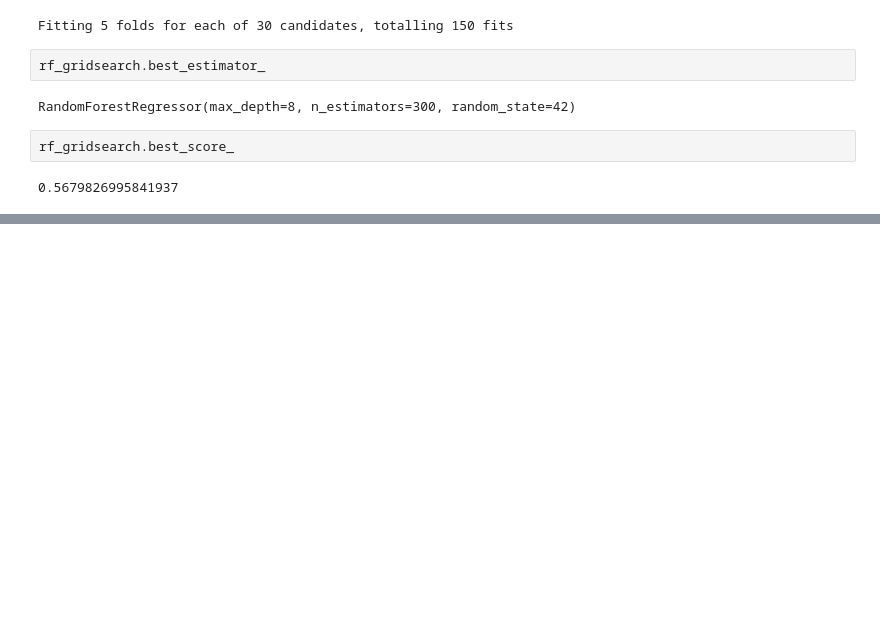
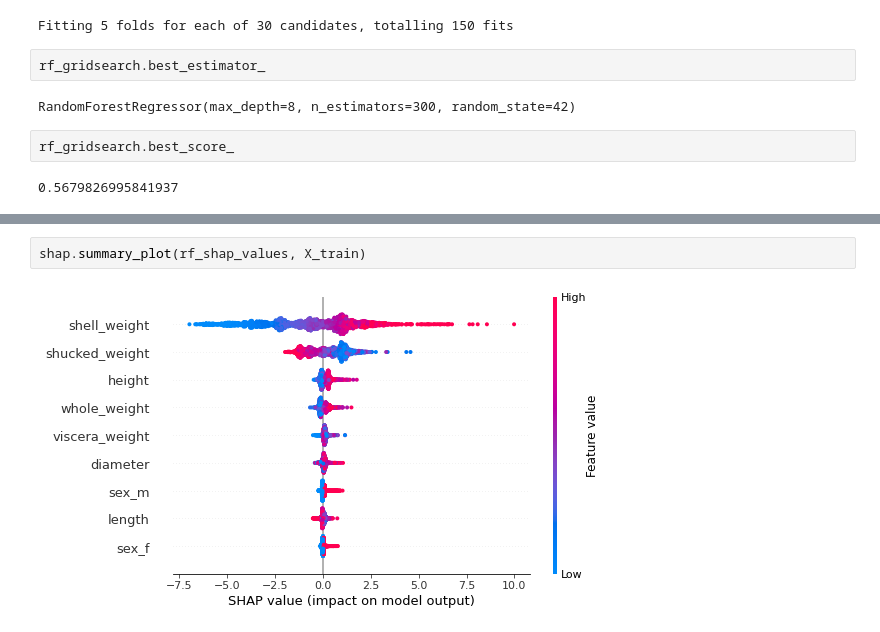
Before and after one commit to Simon-Lee-UK/abalone-kaggle, a Jupyter notebook: analysis/initial_notebook.ipynb, the cells around one changed output, grey strips where cells are left out. Drawn from its saved outputs; the diff is of its cells as text; blank space fills up the shorter version.

```diff
--- a/analysis/initial_notebook.ipynb
+++ b/analysis/initial_notebook.ipynb
@@ -103,0 +110,4 @@ rf_gridsearch.best_score_
+# %%
+shap.summary_plot(rf_shap_values, X_train)
+# %% [output]
+[figure, added]
```
Also changed, not shown: parts of 6 cells of this notebook, 1 other file.
